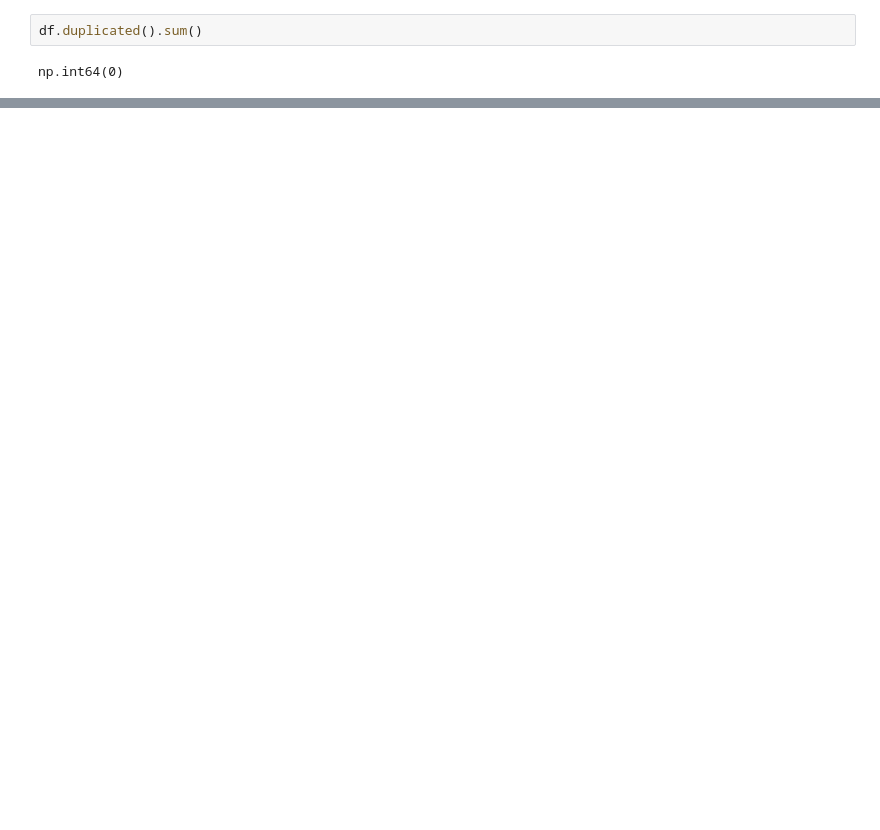
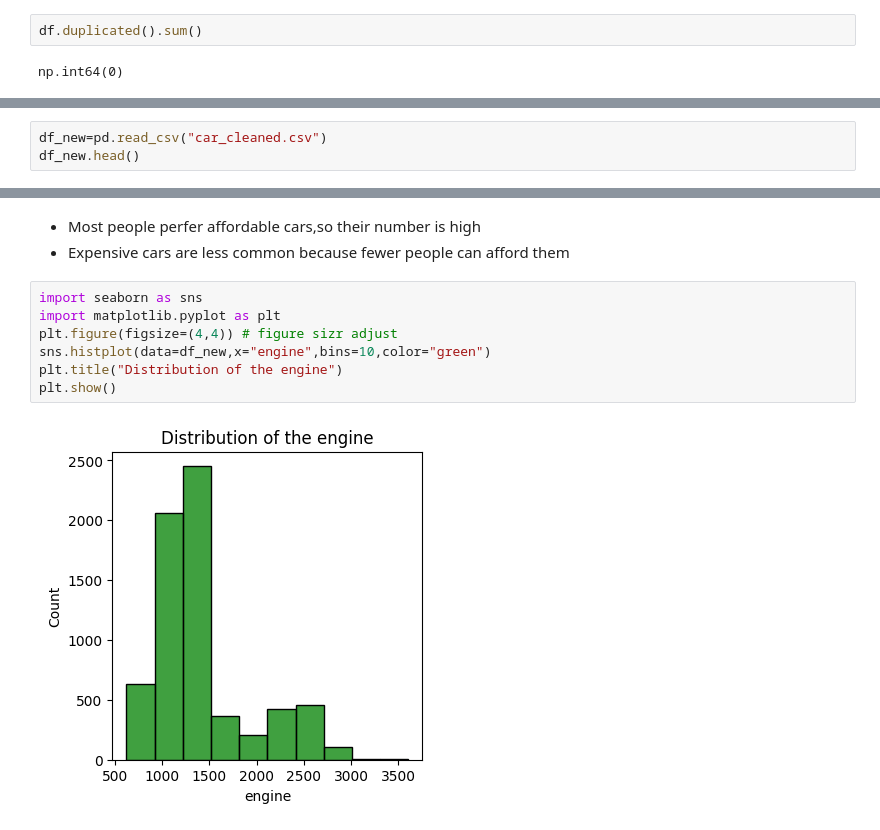
Before and after one commit to fathimafidhakp/Car-Data-Analysis, a Jupyter notebook: project.ipynb, the cells around one changed output, grey strips where cells are left out. Drawn from its saved outputs; the diff is of its cells as text; blank space fills up the shorter version.

```diff
--- a/project.ipynb
+++ b/project.ipynb
@@ -540,0 +622,3 @@ np.int64(0)
+# %%
+df_new=pd.read_csv("car_cleaned.csv")
+df_new.head()
@@ -540,0 +835,12 @@ np.int64(0)
+# %% [markdown]
+- Most people perfer affordable cars,so their number is high
+- Expensive cars are less common because fewer people can afford them
+# %%
+import seaborn as sns
+import matplotlib.pyplot as plt
+plt.figure(figsize=(4,4)) # figure sizr adjust
+sns.histplot(data=df_new,x="engine",bins=10,color="green")
+plt.title("Distribution of the engine")
+plt.show()
+# %% [output]
+[figure, added]
```
Also changed, not shown: parts of 149 cells of this notebook.
